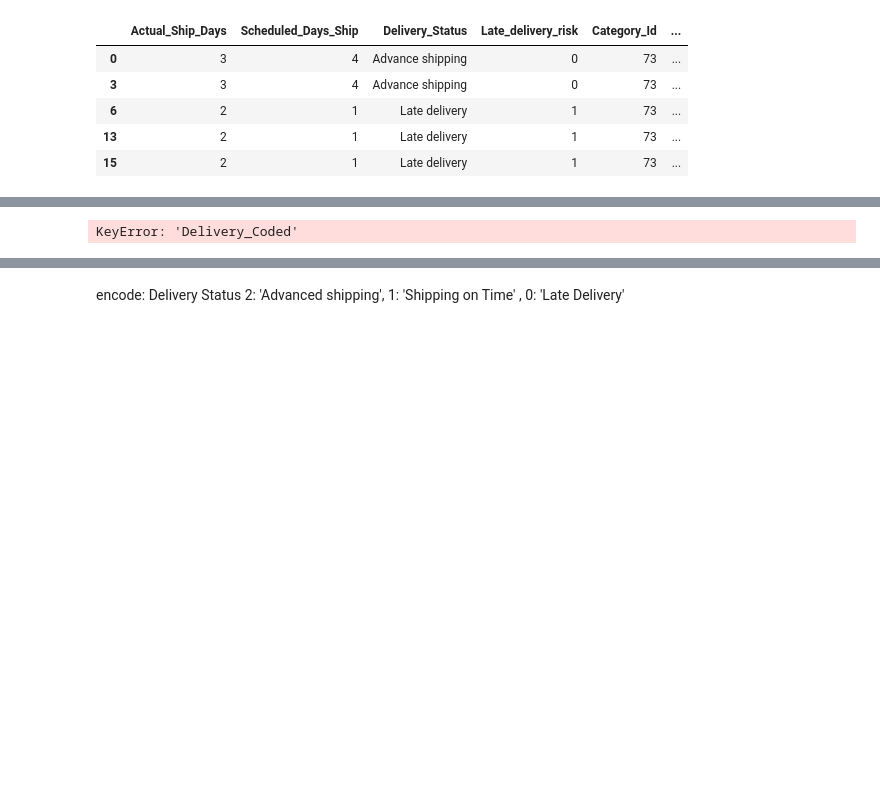
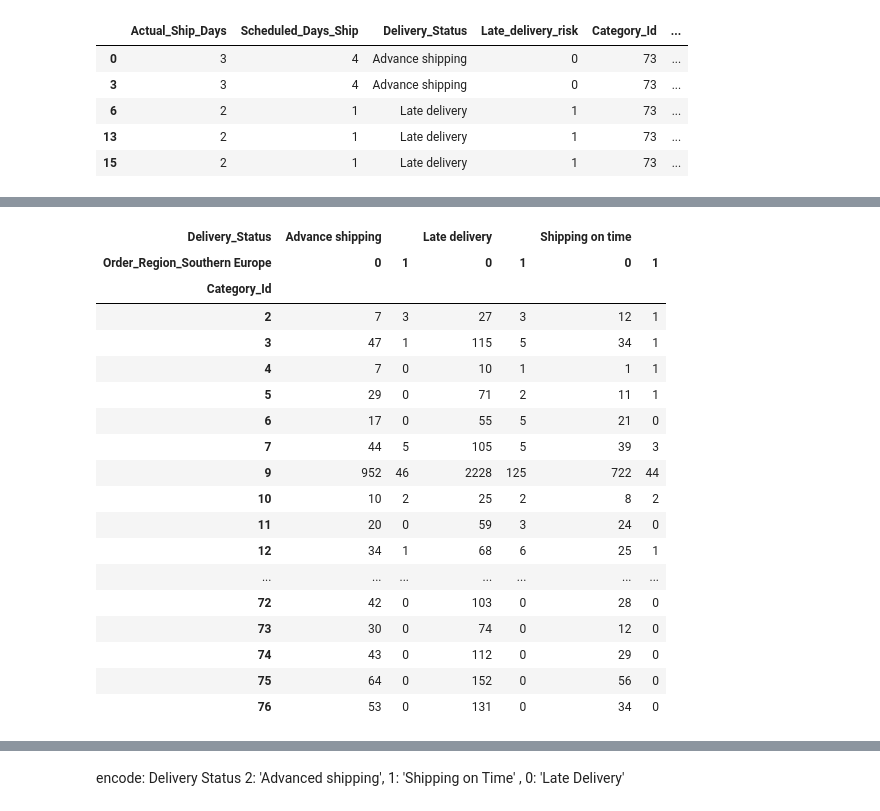
Before and after one commit to jadeal147/Big_Mart_Data, a Jupyter notebook: Big_Data_Mart_EDA.ipynb, the cells around one changed output, grey strips where cells are left out. Drawn from its saved outputs; the diff is of its cells as text; code cells hidden in the pictures; blank space fills up the shorter version.

```diff
--- a/Big_Data_Mart_EDA.ipynb
+++ b/Big_Data_Mart_EDA.ipynb
@@ -170,6 +197,29 @@ df_ready.head()
+# %%
+df_ready.pivot_table(index=['Category_Id'],columns = ['Delivery_Status','Order_Region_Southern Europe'], aggfunc='size', fill_value = 0)
+# %% [output]
+| Delivery_Status | Advance shipping |  | Late delivery |  | Shipping on time |  |
+| Order_Region_Southern Europe | 0 | 1 | 0 | 1 | 0 | 1 |
+| Category_Id |  |  |  |  |  |  |
+| 2 | 7 | 3 | 27 | 3 | 12 | 1 |
+| 3 | 47 | 1 | 115 | 5 | 34 | 1 |
+| 4 | 7 | 0 | 10 | 1 | 1 | 1 |
+| 5 | 29 | 0 | 71 | 2 | 11 | 1 |
+| 6 | 17 | 0 | 55 | 5 | 21 | 0 |
+| 7 | 44 | 5 | 105 | 5 | 39 | 3 |
+| 9 | 952 | 46 | 2228 | 125 | 722 | 44 |
+| 10 | 10 | 2 | 25 | 2 | 8 | 2 |
+| 11 | 20 | 0 | 59 | 3 | 24 | 0 |
+| 12 | 34 | 1 | 68 | 6 | 25 | 1 |
+| ... | ... | ... | ... | ... | ... | ... |
+| 72 | 42 | 0 | 103 | 0 | 28 | 0 |
+| 73 | 30 | 0 | 74 | 0 | 12 | 0 |
+| 74 | 43 | 0 | 112 | 0 | 29 | 0 |
+| 75 | 64 | 0 | 152 | 0 | 56 | 0 |
+| 76 | 53 | 0 | 131 | 0 | 34 | 0 |
 # %%
+np.set_printoptions(threshold=100)
 from sklearn.cluster import KMeans
-x = df_ready.drop(['Customer_State','Order_Country','Order_Status','Delivery_Status', 'Category_Name','Order_City','Customer_Zipcode'], axis = 1).values
+X = df_ready.drop(['Category_Name', 'Customer_State',
+       'Customer_Zipcode', 'Order_City', 'Order_Country', 'Order_State',
+       'Shipping_Mode', 'Order_Status','Delivery_Status'], axis = 1).values
 y = df_ready['Delivery_Coded']
-# %% [output]
-KeyError: 'Delivery_Coded'
```
Also changed, not shown: parts of 13 cells of this notebook.
